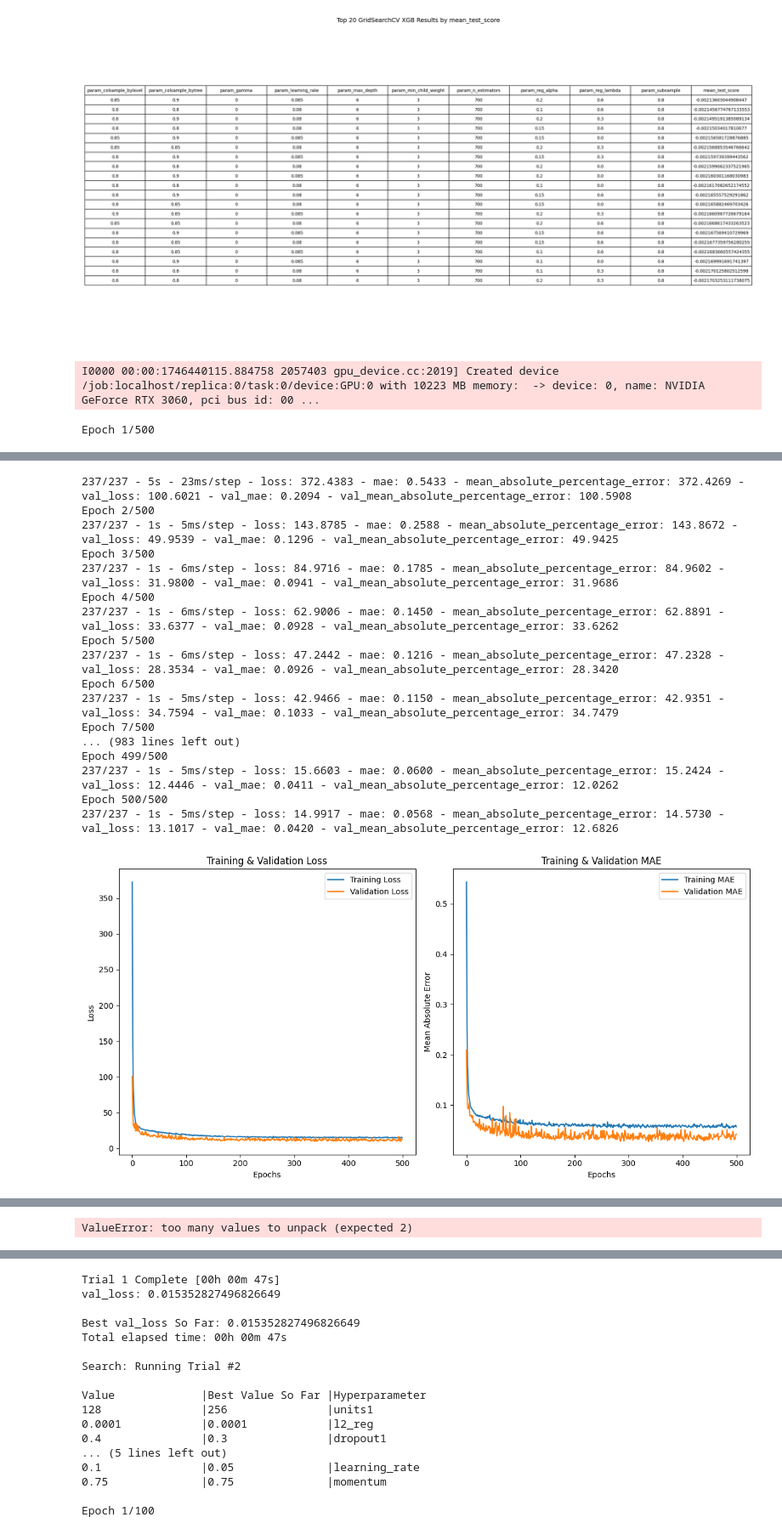
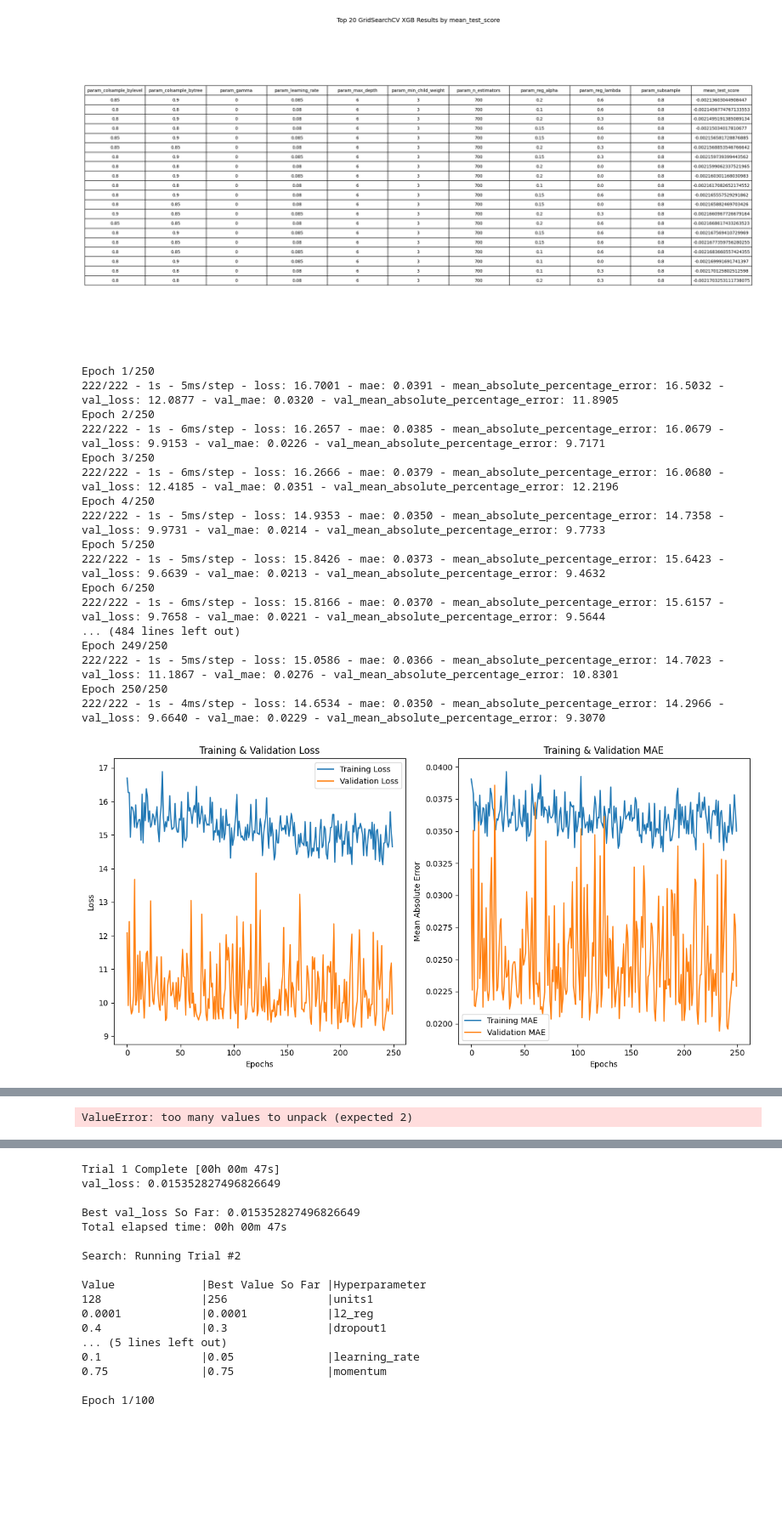
Before and after one commit to SetroZ/ML1, a Jupyter notebook: code copy.ipynb, the cells around one changed output, grey strips where cells are left out. Shown: that part at 85% size. Drawn from its saved outputs; the diff is of its cells as text; code cells hidden in the pictures; blank space fills up the shorter version.

```diff
--- a/code copy.ipynb
+++ b/code copy.ipynb
@@ -402,8 +400,19 @@ Fitting 3 folds for each of 162 candidates, totalling 486 fits
 saveModel(xgb_model,'xgb-final.pkl')
 # %%
 # Neural network
-def mish(x):
-    return x * tf.math.tanh(tf.math.softplus(x))
+
+def dense_residual_block(x, units, dropout_rate=0.1, l2_reg=1e-5):
+    shortcut = x
+    x = layers.Dense(units, activation='relu', kernel_regularizer=regularizers.l2(l2_reg))(x)
+    x = layers.BatchNormalization()(x)
+    x = layers.Dropout(dropout_rate)(x)
+    x = layers.Dense(units, kernel_regularizer=regularizers.l2(l2_reg))(x)
+    x = layers.BatchNormalization()(x)
+
+    # Add shortcut connection
+    x = layers.Add()([x, shortcut])
+    x = layers.Activation('relu')(x)
+    return x
 
 
 import tensorflow as tf
@@ -430,7 +439,8 @@ def build_nn():
         layers.BatchNormalization(),
         layers.Dropout(0.1),
 
-        layers.Dense(1)  # Linear output for regression
+        layers.Dense(1, activation='softplus')
+
     ])
 
     optimizer = optimizers.Adam(learning_rate=0.001)
@@ -473,7 +483,7 @@ def train_nn(model):
     history = model.fit(
     X_train, y_train,
     validation_data=(X_val, y_val),
-    epochs=500,
+    epochs=250,
     batch_size=32,
     callbacks=[early_stop],
     verbose=2)
@@ -486,17 +496,32 @@ def train_nn(model):
 
 
 nn_model = build_nn()
-# %% [output]
-I0000 00:00:1746440115.884758 2057403 gpu_device.cc:2019] Created device /job:localhost/replica:0/task:0/device:GPU:0 with 10223 MB memory:  -> device: 0, name: NVIDIA GeForce RTX 3060, pci bus id: 00 ...
 # %%
 
 
-history = train_nn(nn_model)
+history = train_nn(history.model)
 
 val_loss, val_mae = history.model.evaluate(X_val, y_val, batch_size=512, verbose=1)
 
 # Print the results
 print(f"Validation Loss: {val_loss}")
 print(f"Validation MAE: {val_mae}")
 # %% [output]
-Epoch 1/500
+Epoch 1/250
+222/222 - 1s - 5ms/step - loss: 16.7001 - mae: 0.0391 - mean_absolute_percentage_error: 16.5032 - val_loss: 12.0877 - val_mae: 0.0320 - val_mean_absolute_percentage_error: 11.8905
+Epoch 2/250
+222/222 - 1s - 6ms/step - loss: 16.2657 - mae: 0.0385 - mean_absolute_percentage_error: 16.0679 - val_loss: 9.9153 - val_mae: 0.0226 - val_mean_absolute_percentage_error: 9.7171
+Epoch 3/250
+222/222 - 1s - 6ms/step - loss: 16.2666 - mae: 0.0379 - mean_absolute_percentage_error: 16.0680 - val_loss: 12.4185 - val_mae: 0.0351 - val_mean_absolute_percentage_error: 12.2196
+Epoch 4/250
+222/222 - 1s - 5ms/step - loss: 14.9353 - mae: 0.0350 - mean_absolute_percentage_error: 14.7358 - val_loss: 9.9731 - val_mae: 0.0214 - val_mean_absolute_percentage_error: 9.7733
+Epoch 5/250
+222/222 - 1s - 5ms/step - loss: 15.8426 - mae: 0.0373 - mean_absolute_percentage_error: 15.6423 - val_loss: 9.6639 - val_mae: 0.0213 - val_mean_absolute_percentage_error: 9.4632
+Epoch 6/250
+222/222 - 1s - 6ms/step - loss: 15.8166 - mae: 0.0370 - mean_absolute_percentage_error: 15.6157 - val_loss: 9.7658 - val_mae: 0.0221 - val_mean_absolute_percentage_error: 9.5644
+... (484 lines left out)
+Epoch 249/250
+222/222 - 1s - 5ms/step - loss: 15.0586 - mae: 0.0366 - mean_absolute_percentage_error: 14.7023 - val_loss: 11.1867 - val_mae: 0.0276 - val_mean_absolute_percentage_error: 10.8301
+Epoch 250/250
+222/222 - 1s - 4ms/step - loss: 14.6534 - mae: 0.0350 - mean_absolute_percentage_error: 14.2966 - val_loss: 9.6640 - val_mae: 0.0229 - val_mean_absolute_percentage_error: 9.3070
+[figure, new version]
@@ -509,18 +529 @@ I0000 00:00:1746440190.158419 2066717 device_compiler.h:188] Compiled cluster us
-237/237 - 5s - 23ms/step - loss: 372.4383 - mae: 0.5433 - mean_absolute_percentage_error: 372.4269 - val_loss: 100.6021 - val_mae: 0.2094 - val_mean_absolute_percentage_error: 100.5908
-Epoch 2/500
-237/237 - 1s - 5ms/step - loss: 143.8785 - mae: 0.2588 - mean_absolute_percentage_error: 143.8672 - val_loss: 49.9539 - val_mae: 0.1296 - val_mean_absolute_percentage_error: 49.9425
-Epoch 3/500
-237/237 - 1s - 6ms/step - loss: 84.9716 - mae: 0.1785 - mean_absolute_percentage_error: 84.9602 - val_loss: 31.9800 - val_mae: 0.0941 - val_mean_absolute_percentage_error: 31.9686
-Epoch 4/500
-237/237 - 1s - 6ms/step - loss: 62.9006 - mae: 0.1450 - mean_absolute_percentage_error: 62.8891 - val_loss: 33.6377 - val_mae: 0.0928 - val_mean_absolute_percentage_error: 33.6262
-Epoch 5/500
-237/237 - 1s - 6ms/step - loss: 47.2442 - mae: 0.1216 - mean_absolute_percentage_error: 47.2328 - val_loss: 28.3534 - val_mae: 0.0926 - val_mean_absolute_percentage_error: 28.3420
-Epoch 6/500
-237/237 - 1s - 5ms/step - loss: 42.9466 - mae: 0.1150 - mean_absolute_percentage_error: 42.9351 - val_loss: 34.7594 - val_mae: 0.1033 - val_mean_absolute_percentage_error: 34.7479
-Epoch 7/500
-... (983 lines left out)
-Epoch 499/500
-237/237 - 1s - 5ms/step - loss: 15.6603 - mae: 0.0600 - mean_absolute_percentage_error: 15.2424 - val_loss: 12.4446 - val_mae: 0.0411 - val_mean_absolute_percentage_error: 12.0262
-Epoch 500/500
-237/237 - 1s - 5ms/step - loss: 14.9917 - mae: 0.0568 - mean_absolute_percentage_error: 14.5730 - val_loss: 13.1017 - val_mae: 0.0420 - val_mean_absolute_percentage_error: 12.6826
+ValueError: too many values to unpack (expected 2)
-[figure, old version]
@@ -528,3 +530,2 @@ Epoch 500/500
-ValueError: too many values to unpack (expected 2)
 # %%
 print(history.model)
```
Also changed, not shown: parts of 5 cells of this notebook, 2 other files.
